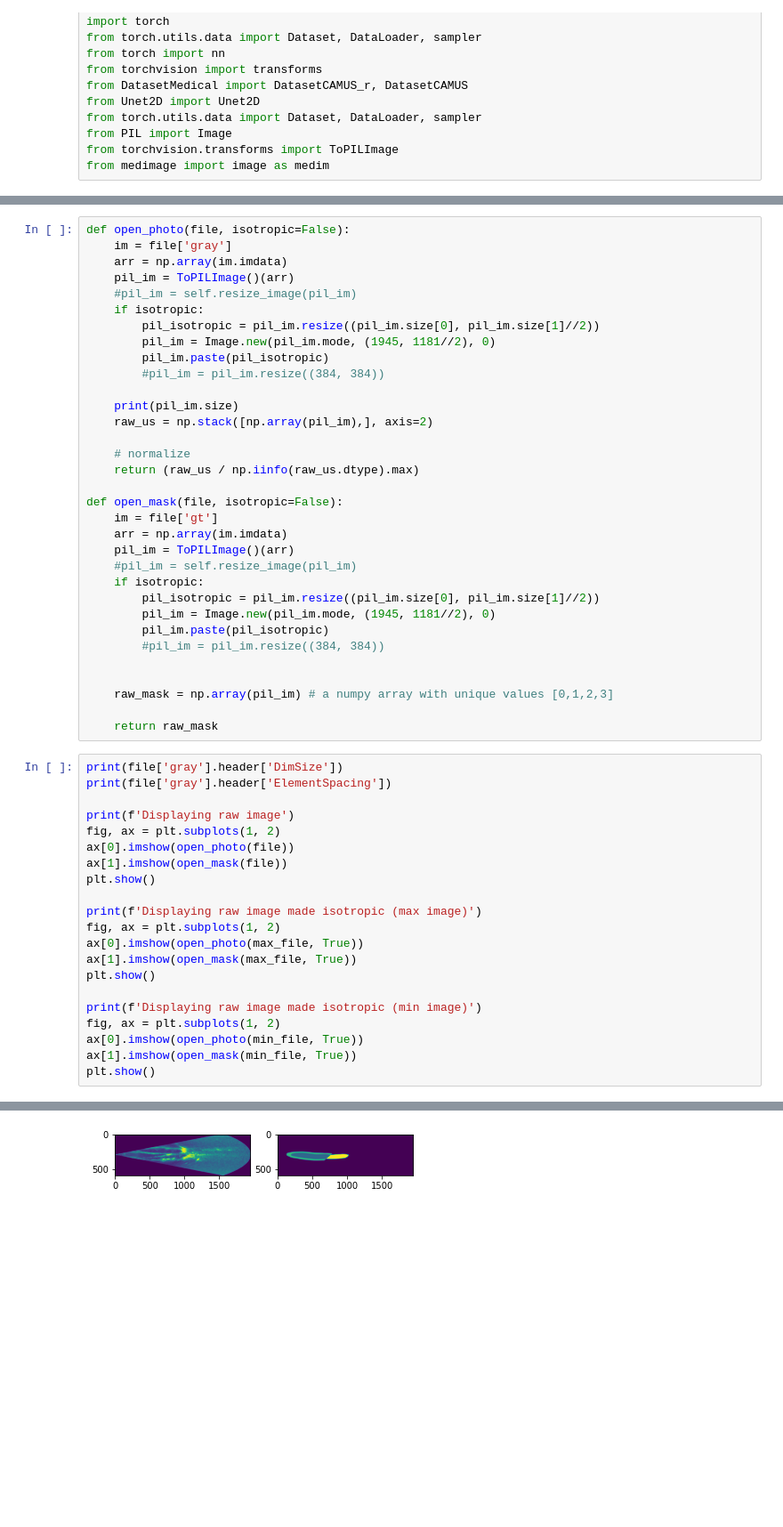
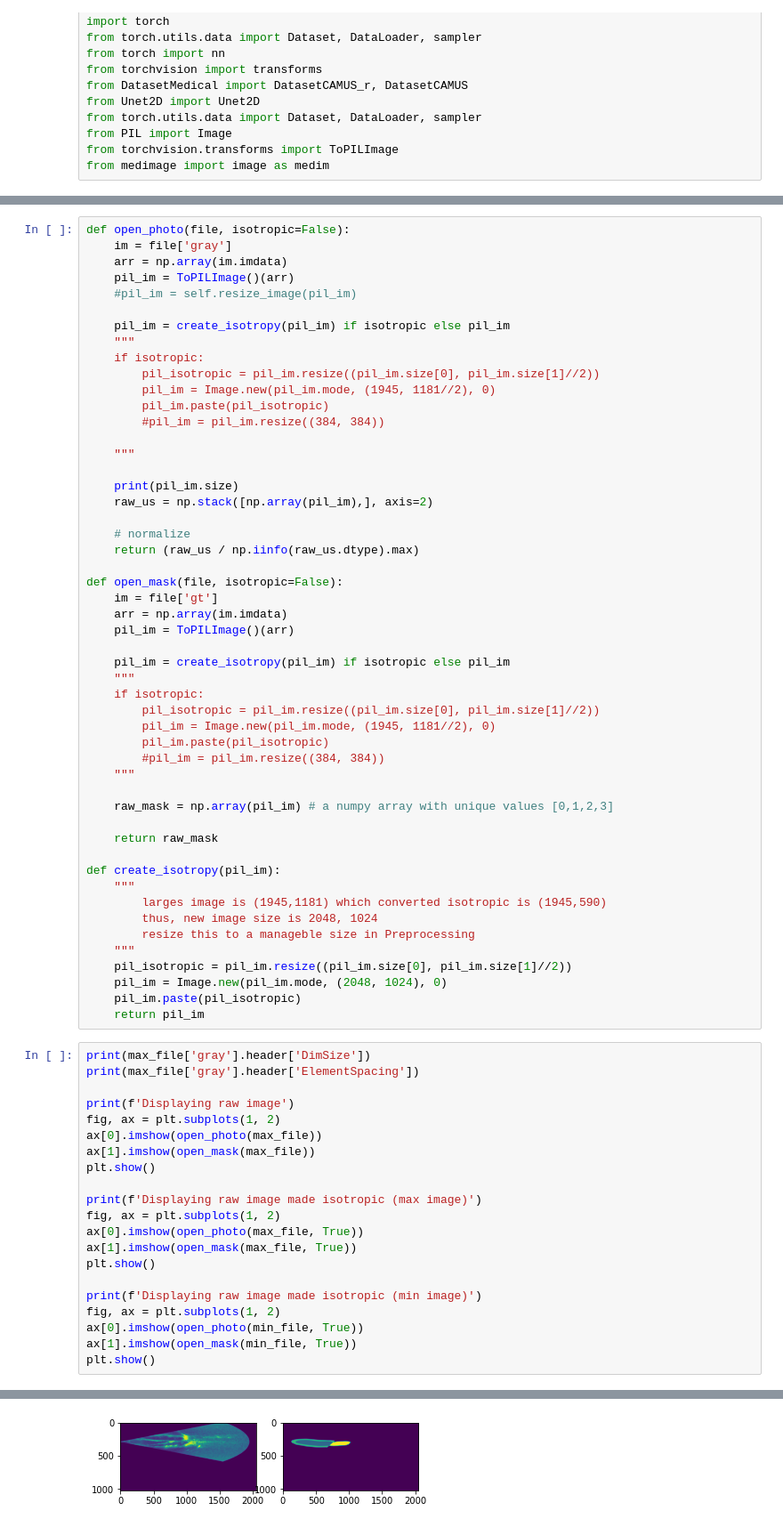
Before and after one commit to sandermn/CVDL-project, a Jupyter notebook: visualize_data.ipynb, the cells around one changed output, grey strips where cells are left out. Shown: that part at 89% size. Cells and saved outputs as stored; diff of their text form; blank space fills up the shorter version.

```diff
--- a/visualize_data.ipynb
+++ b/visualize_data.ipynb
@@ -99,11 +100,16 @@ def open_photo(file, isotropic=False):
     arr = np.array(im.imdata)
     pil_im = ToPILImage()(arr)
     #pil_im = self.resize_image(pil_im)
+
+    pil_im = create_isotropy(pil_im) if isotropic else pil_im
+    """
     if isotropic:
         pil_isotropic = pil_im.resize((pil_im.size[0], pil_im.size[1]//2))
         pil_im = Image.new(pil_im.mode, (1945, 1181//2), 0)
         pil_im.paste(pil_isotropic)
         #pil_im = pil_im.resize((384, 384))
+
+    """
 
     print(pil_im.size)
     raw_us = np.stack([np.array(pil_im),], axis=2)
@@ -115,25 +121,38 @@ def open_mask(file, isotropic=False):
     im = file['gt']
     arr = np.array(im.imdata)
     pil_im = ToPILImage()(arr)
-    #pil_im = self.resize_image(pil_im)
+
+    pil_im = create_isotropy(pil_im) if isotropic else pil_im
+    """
     if isotropic:
         pil_isotropic = pil_im.resize((pil_im.size[0], pil_im.size[1]//2))
         pil_im = Image.new(pil_im.mode, (1945, 1181//2), 0)
         pil_im.paste(pil_isotropic)
         #pil_im = pil_im.resize((384, 384))
-
+    """
 
     raw_mask = np.array(pil_im) # a numpy array with unique values [0,1,2,3]
 
     return raw_mask
+
+def create_isotropy(pil_im):
+    """
+        larges image is (1945,1181) which converted isotropic is (1945,590)
+        thus, new image size is 2048, 1024
+        resize this to a manageble size in Preprocessing
+    """
+    pil_isotropic = pil_im.resize((pil_im.size[0], pil_im.size[1]//2))
+    pil_im = Image.new(pil_im.mode, (2048, 1024), 0)
+    pil_im.paste(pil_isotropic)
+    return pil_im
 # %%
-print(file['gray'].header['DimSize'])
-print(file['gray'].header['ElementSpacing'])
+print(max_file['gray'].header['DimSize'])
+print(max_file['gray'].header['ElementSpacing'])
 
 print(f'Displaying raw image')
 fig, ax = plt.subplots(1, 2)
-ax[0].imshow(open_photo(file))
-ax[1].imshow(open_mask(file))
+ax[0].imshow(open_photo(max_file))
+ax[1].imshow(open_mask(max_file))
 plt.show()
 
 print(f'Displaying raw image made isotropic (max image)')
@@ -158,2 +177,2 @@ Displaying raw image made isotropic (max image)
-[figure, old version]
+[figure, new version]
 Displaying raw image made isotropic (min image)
```
Also changed, not shown: parts of 3 cells of this notebook, 1 other file.
